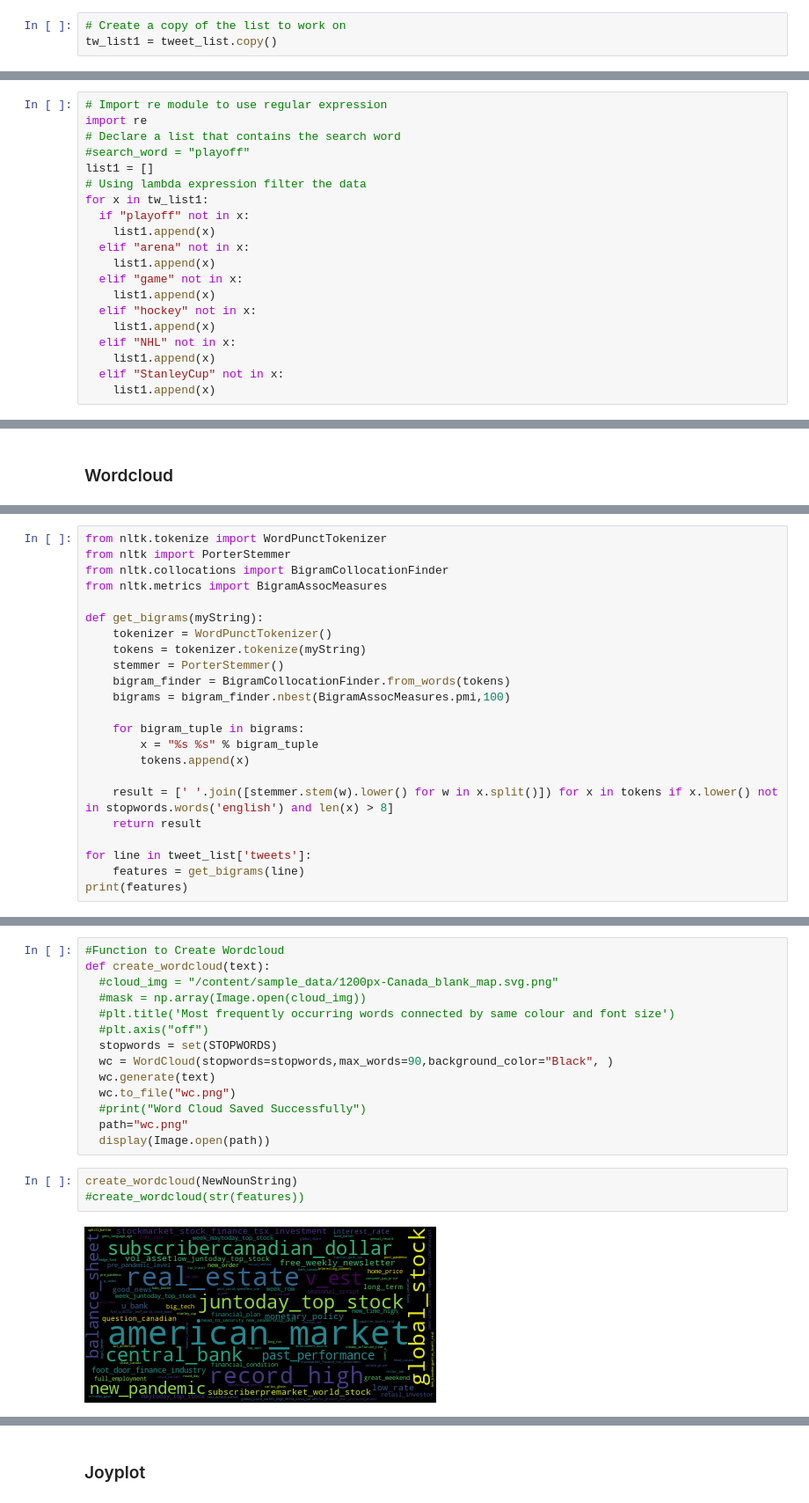
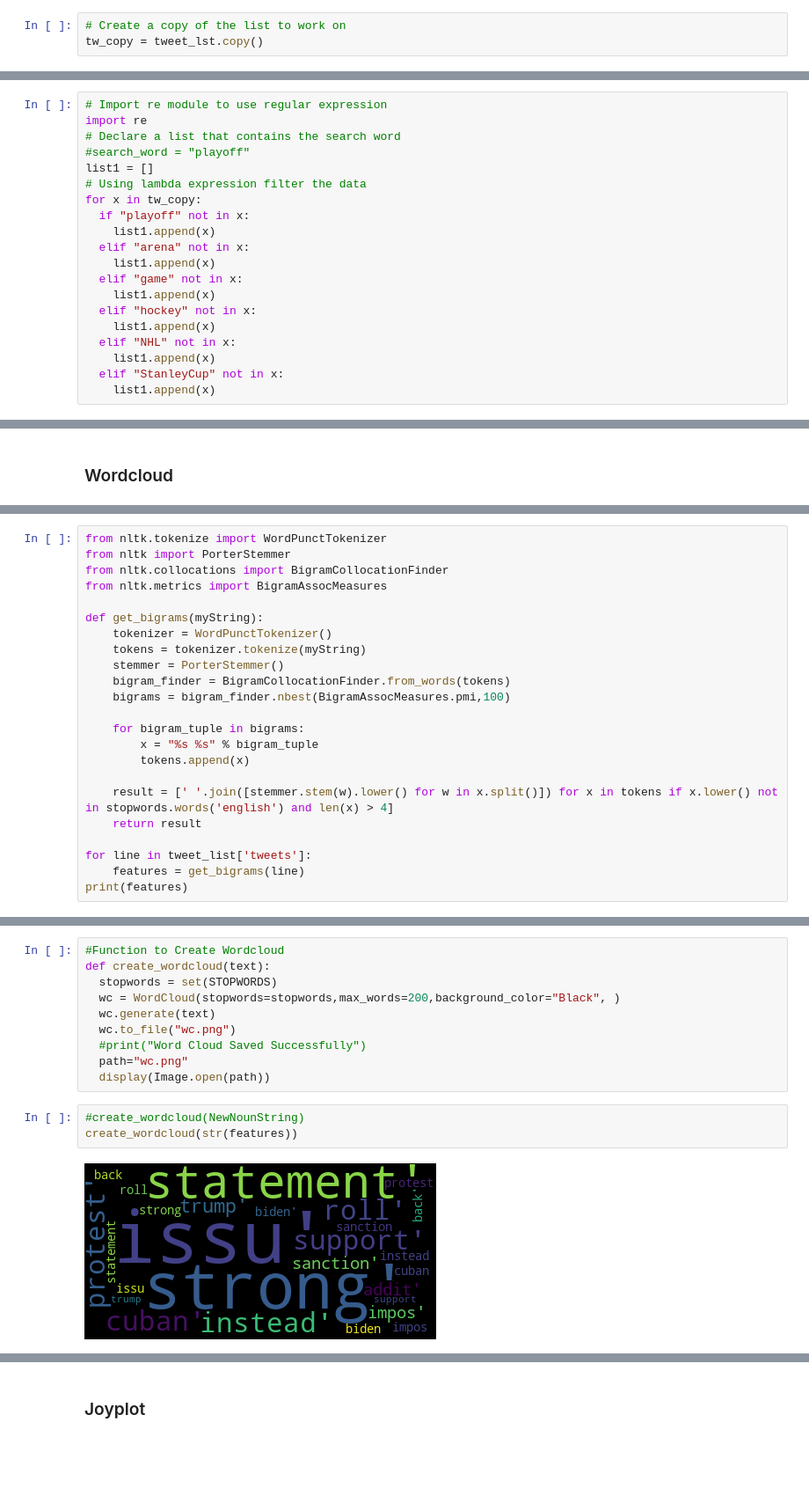
Before and after one commit to pranav-kaushal/NLP-Project-Sentiment-Analysis, a Jupyter notebook: Twitter_sentiment_analysis.ipynb, the cells around one changed output, grey strips where cells are left out. Shown at 88% size. Cells and saved outputs as stored; diff of their text form; blank space fills up the shorter version.

```diff
--- a/Twitter_sentiment_analysis.ipynb
+++ b/Twitter_sentiment_analysis.ipynb
@@ -174,7 +174,7 @@ tweet_list[0:-1]
  ...]
 # %%
 # Create a copy of the list to work on
-tw_list1 = tweet_list.copy()
+tw_copy = tweet_lst.copy()
 # %% [markdown]
 ### Using Pipeline to clean text
 # %% [markdown]
@@ -222,7 +222,7 @@ import re
 #search_word = "playoff"
 list1 = []
 # Using lambda expression filter the data
-for x in tw_list1:
+for x in tw_copy:
   if "playoff" not in x:
     list1.append(x)
   elif "arena" not in x:
@@ -409,7 +415,7 @@ def get_bigrams(myString):
         x = "%s %s" % bigram_tuple
         tokens.append(x)
 
-    result = [' '.join([stemmer.stem(w).lower() for w in x.split()]) for x in tokens if x.lower() not in stopwords.words('english') and len(x) > 8]
+    result = [' '.join([stemmer.stem(w).lower() for w in x.split()]) for x in tokens if x.lower() not in stopwords.words('english') and len(x) > 4]
     return result
 
 for line in tweet_list['tweets']:
@@ -420,22 +426,18 @@ print(features)
 # %%
 #Function to Create Wordcloud
 def create_wordcloud(text):
-  #cloud_img = "/content/sample_data/1200px-Canada_blank_map.svg.png"
-  #mask = np.array(Image.open(cloud_img))
-  #plt.title('Most frequently occurring words connected by same colour and font size')
-  #plt.axis("off")
   stopwords = set(STOPWORDS)
-  wc = WordCloud(stopwords=stopwords,max_words=90,background_color="Black", )
+  wc = WordCloud(stopwords=stopwords,max_words=200,background_color="Black", )
   wc.generate(text)
   wc.to_file("wc.png")
   #print("Word Cloud Saved Successfully")
   path="wc.png"
   display(Image.open(path))
 # %%
-create_wordcloud(NewNounString)
-#create_wordcloud(str(features))
+#create_wordcloud(NewNounString)
+create_wordcloud(str(features))
 # %% [output]
-[figure, old version]
+[figure, new version]
 # %%
 create_wordcloud(tw_list_positive.to_string()),
 # %% [output]
```
Also changed, not shown: parts of 39 cells of this notebook.
